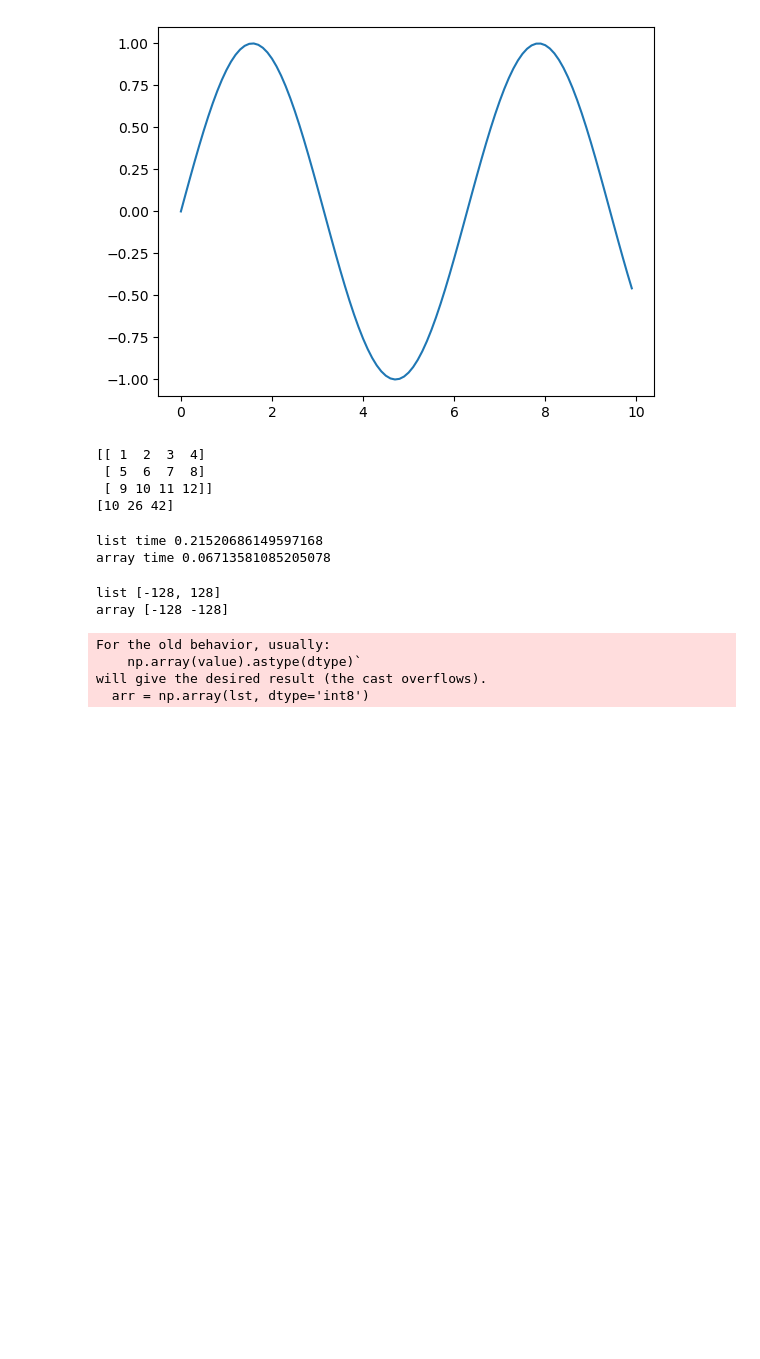
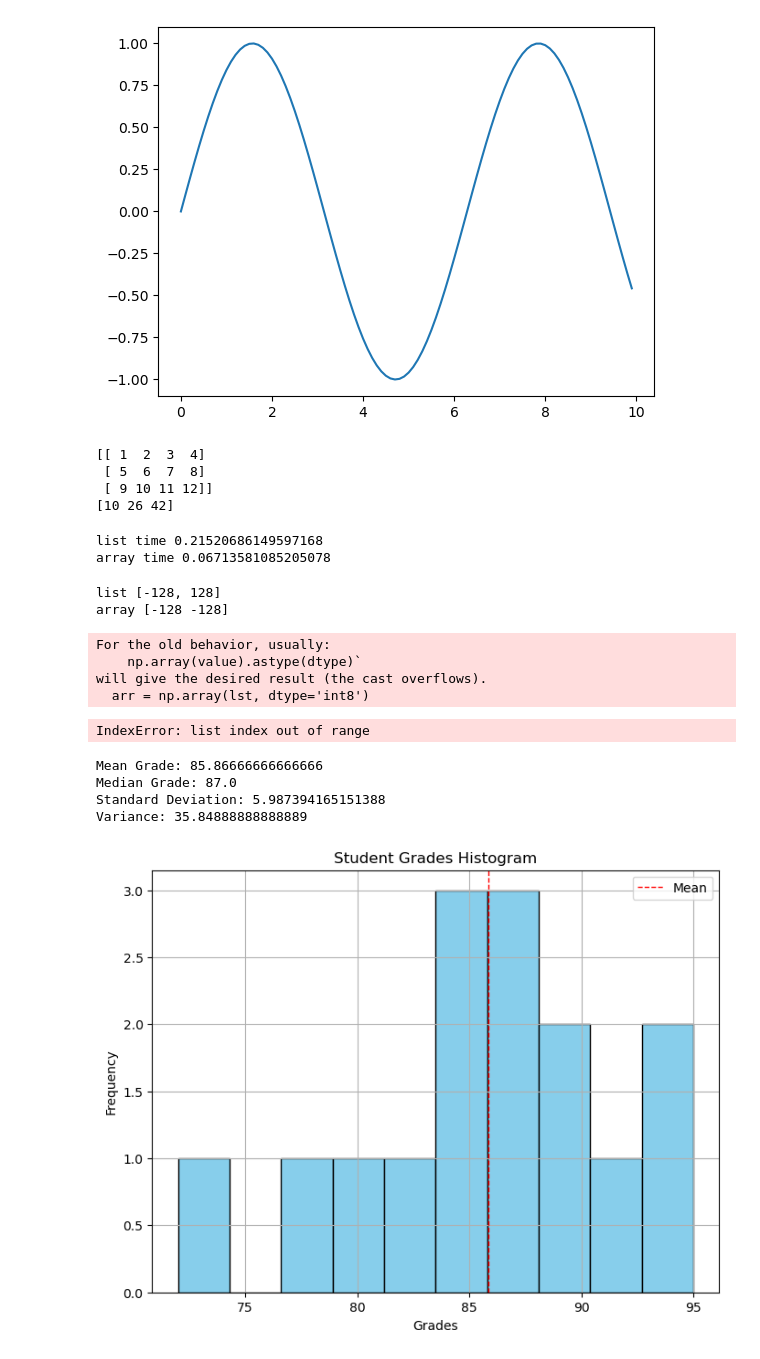
Before and after one commit to amirkhan1092/Batch2023-24, a Jupyter notebook: module2/numpy basics/basics.ipynb, the cells around one changed output. Drawn from its saved outputs; the diff is of its cells as text; code cells hidden in the pictures; blank space fills up the shorter version.

```diff
--- a/module2/numpy basics/basics.ipynb
+++ b/module2/numpy basics/basics.ipynb
@@ -218,3 +218,63 @@ For the old behavior, usually:
     np.array(value).astype(dtype)`
 will give the desired result (the cast overflows).
   arr = np.array(lst, dtype='int8')
+# %%
+def find_duplicate(nums):
+    slow = nums[0]
+    fast = nums[0]
+
+    # Move slow and fast pointers until they meet
+    while True:
+        slow = nums[slow]
+        fast = nums[nums[fast]]
+        if slow == fast:
+            break
+
+    # Reset one pointer and move both at the same speed until they meet again
+    slow = nums[0]
+    while slow != fast:
+        slow = nums[slow]
+        fast = nums[fast]
+
+    return slow
+
+# Example usage
+nums = [10, 3, 4,4, 2, 2, 4, 4]
+print("Duplicate:", find_duplicate(nums))
+# %% [output]
+IndexError: list index out of range
+# %%
+import numpy as np
+import matplotlib.pyplot as plt
+
+# Sample student grades data (replace with your own dataset)
+student_grades = np.array([85, 90, 88, 72, 93, 82, 78, 85, 95, 88, 90, 79, 84, 92, 87])
+
+# Calculate basic statistics
+mean_grade = np.mean(student_grades)
+median_grade = np.median(student_grades)
+std_deviation = np.std(student_grades)
+variance = np.var(student_grades)
+
+# Print statistics
+print("Mean Grade:", mean_grade)
+print("Median Grade:", median_grade)
+print("Standard Deviation:", std_deviation)
+print("Variance:", variance)
+
+# Visualize data with a histogram
+plt.figure(figsize=(8, 6))
+plt.hist(student_grades, bins=10, color='skyblue', edgecolor='black')
+plt.axvline(mean_grade, color='red', linestyle='dashed', linewidth=1, label='Mean')
+plt.xlabel('Grades')
+plt.ylabel('Frequency')
+plt.title('Student Grades Histogram')
+plt.legend()
+plt.grid(True)
+plt.show()
+# %% [output]
+Mean Grade: 85.86666666666666
+Median Grade: 87.0
+Standard Deviation: 5.987394165151388
+Variance: 35.84888888888889
+[figure, added]
```
Also changed, not shown: 5 other files.
